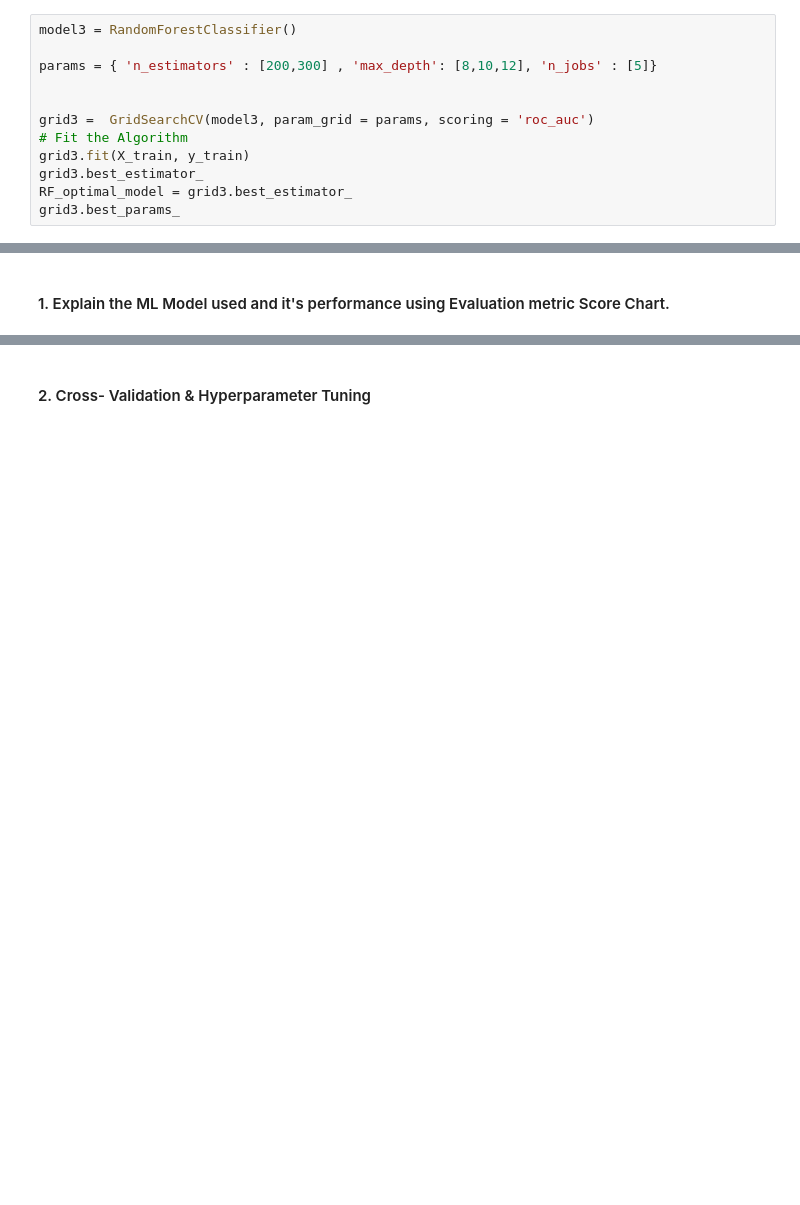
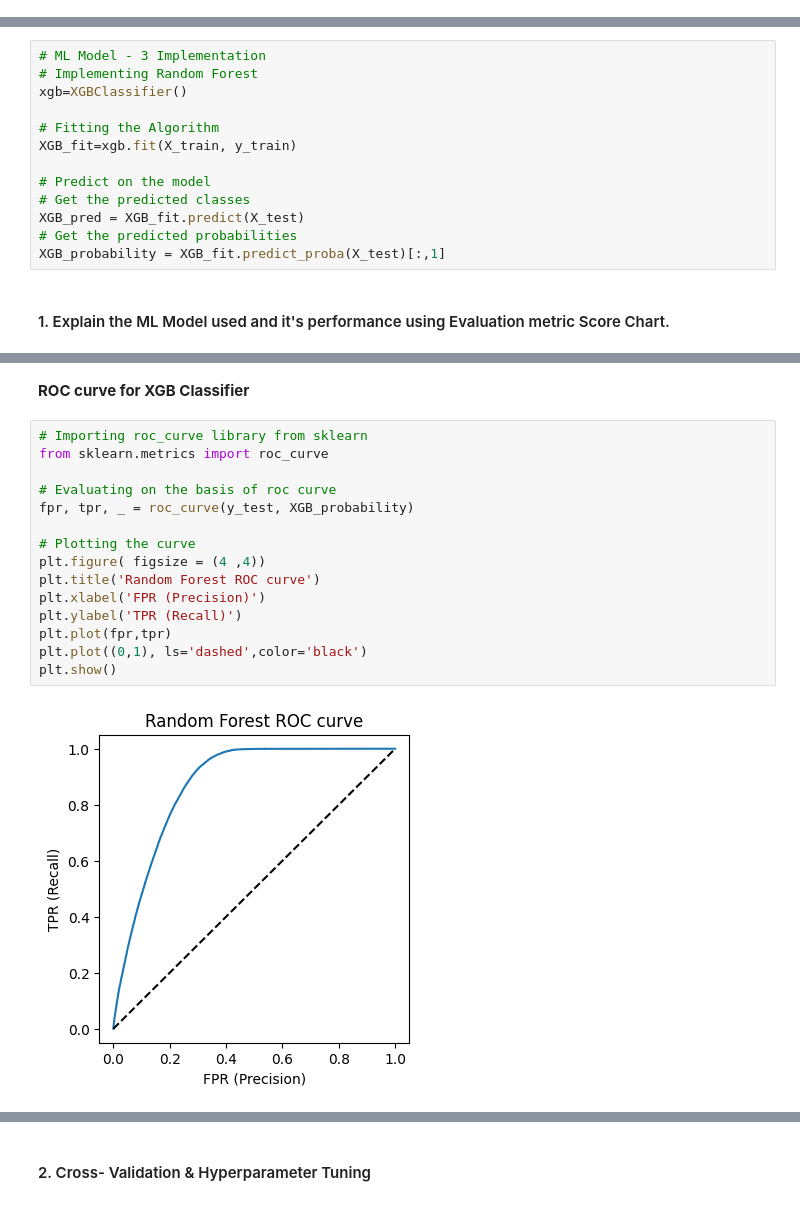
Before and after one commit to Kalpesh-Nandedkar/HEALTH-INSURANCE-CROSS-SELL-PREDICTION, a Jupyter notebook: HEALTH_INSURANCE_CROSS_SELL_PREDICTION.ipynb, the cells around one changed output, grey strips where cells are left out. Drawn from its saved outputs; the diff is of its cells as text; blank space fills up the shorter version.

```diff
--- a/HEALTH_INSURANCE_CROSS_SELL_PREDICTION.ipynb
+++ b/HEALTH_INSURANCE_CROSS_SELL_PREDICTION.ipynb
@@ -1340,14 +1312,2 @@ weighted avg       0.95      0.95      0.95    167200
 # %% [markdown]
 #### 1. Explain the ML Model used and it's performance using Evaluation metric Score Chart.
-# %%
-model3 = RandomForestClassifier()
-
-params = { 'n_estimators' : [200,300] , 'max_depth': [8,10,12], 'n_jobs' : [5]}
-
-
-grid3 =  GridSearchCV(model3, param_grid = params, scoring = 'roc_auc')
-# Fit the Algorithm
-grid3.fit(X_train, y_train)
-grid3.best_estimator_
-RF_optimal_model = grid3.best_estimator_
-grid3.best_params_
@@ -1397,2 +1404,15 @@ Answer Here.
+# %%
+# ML Model - 3 Implementation
+# Implementing Random Forest
+xgb=XGBClassifier()
+
+# Fitting the Algorithm
+XGB_fit=xgb.fit(X_train, y_train)
+
+# Predict on the model
+# Get the predicted classes
+XGB_pred = XGB_fit.predict(X_test)
+# Get the predicted probabilities
+XGB_probability = XGB_fit.predict_proba(X_test)[:,1]
 # %% [markdown]
 #### 1. Explain the ML Model used and it's performance using Evaluation metric Score Chart.
@@ -1400,0 +1472,19 @@ Answer Here.
+# %% [markdown]
+**ROC curve for XGB Classifier**
+# %%
+# Importing roc_curve library from sklearn
+from sklearn.metrics import roc_curve
+
+# Evaluating on the basis of roc curve
+fpr, tpr, _ = roc_curve(y_test, XGB_probability)
+
+# Plotting the curve
+plt.figure( figsize = (4 ,4))
+plt.title('Random Forest ROC curve')
+plt.xlabel('FPR (Precision)')
+plt.ylabel('TPR (Recall)')
+plt.plot(fpr,tpr)
+plt.plot((0,1), ls='dashed',color='black')
+plt.show()
+# %% [output]
+[figure, added]
```
Also changed, not shown: parts of 29 cells of this notebook.
